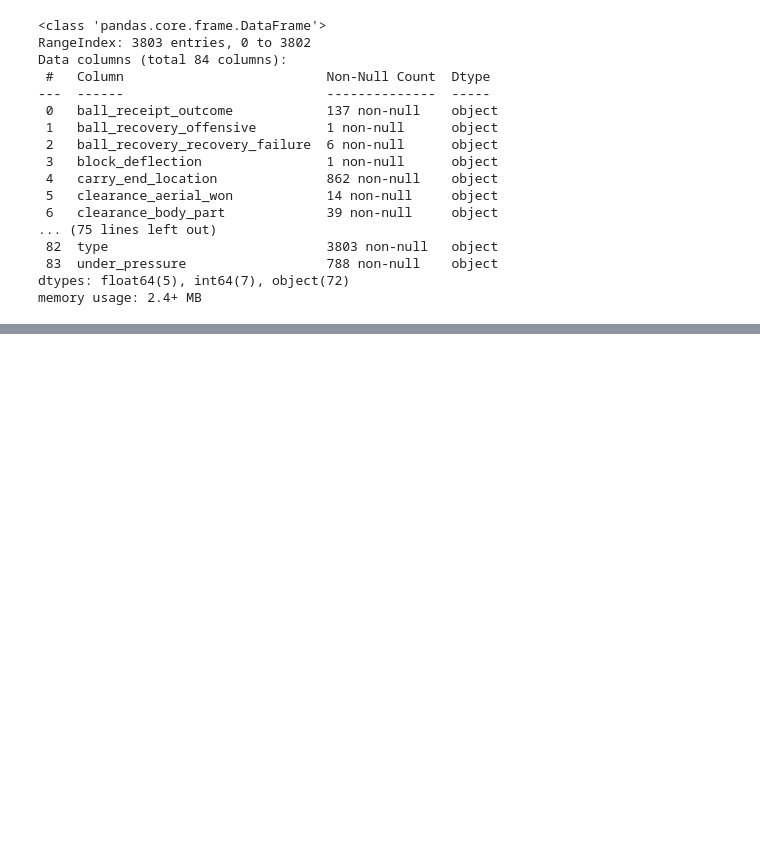
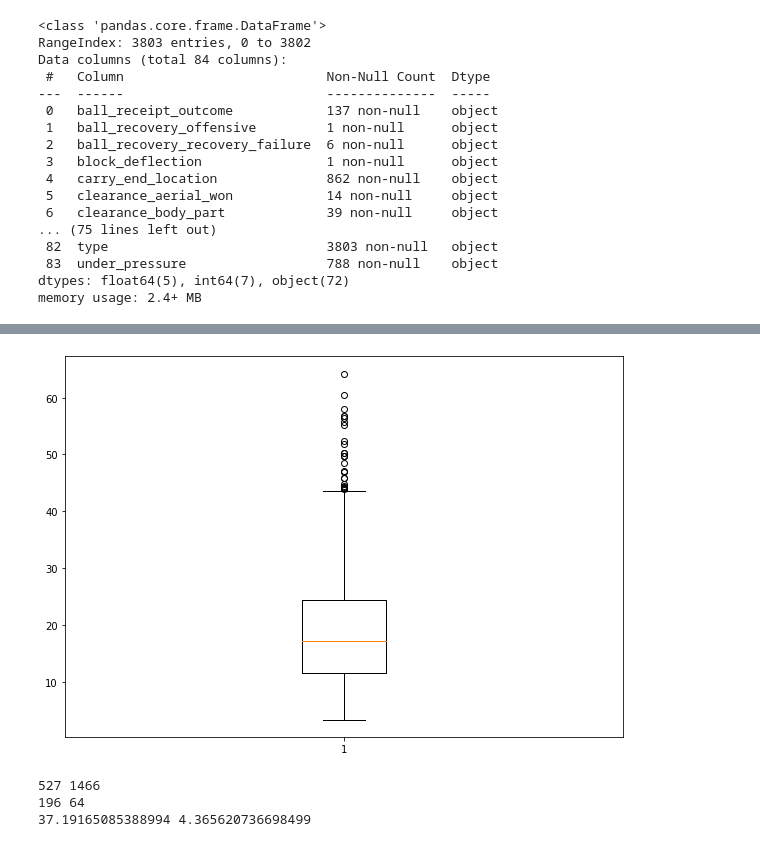
Before and after one commit to ryaa2020/Throw-ins-Gain-the-Upper-Hand, a Jupyter notebook: firstContact.ipynb, the cells around one changed output, grey strips where cells are left out. Saved outputs shown, nothing was run; the diff lists cells and outputs as text; code cells hidden in the pictures; blank space fills up the shorter version.

```diff
--- a/firstContact.ipynb
+++ b/firstContact.ipynb
@@ -129,0 +148,11 @@ print(throw_count)
+# %%
+# count number of throw-ins per match
+throw_count = {}
+
+for row in df_throwIn.index:
+    if df_throwIn["pass_type"][row]=="Throw-in":
+        if df_throwIn["match_id"][row] in throw_count:
+            throw_count[df_throwIn["match_id"][row]]+=1
+        else:
+            throw_count[df_throwIn["match_id"][row]]=1
+print(throw_count)
@@ -262,0 +356,41 @@ df_passInfo
+# %%
+data = df_passInfo["length"]
+
+fig = plt.figure(figsize =(10, 7))
+
+# Creating plot
+plt.boxplot(data)
+
+# show plot
+plt.show()
+# %% [output]
+[figure, added]
+# %%
+# heigth of throw ins
+
+# number of high and low passes
+high_pass = 0
+low_pass = 0
+for height in df_passInfo["height"]:
+    if height == "High Pass":
+        high_pass +=1
+    else:
+        low_pass +=1
+print(high_pass, low_pass)
+
+# number of high and low passes that were incomplete
+incomplete_high = 0
+incomplete_low = 0
+for row in df_passInfo.index:
+    if (df_passInfo["height"][row] == "High Pass") and (df_passInfo["outcome"][row] == "Incomplete"):
+        incomplete_high += 1
+    if (df_passInfo["height"][row] == "Low Pass") and (df_passInfo["outcome"][row] == "Incomplete"):
+        incomplete_low+=1
+print(incomplete_high, incomplete_low)
+incomplete_high_percent = (incomplete_high/high_pass)*100
+incomplete_low_percent = (incomplete_low/low_pass)*100
+print(incomplete_high_percent, incomplete_low_percent)
+# %% [output]
+527 1466
+196 64
+37.19165085388994 4.365620736698499
```
Also changed, not shown: parts of 21 cells of this notebook, 2 other files.
